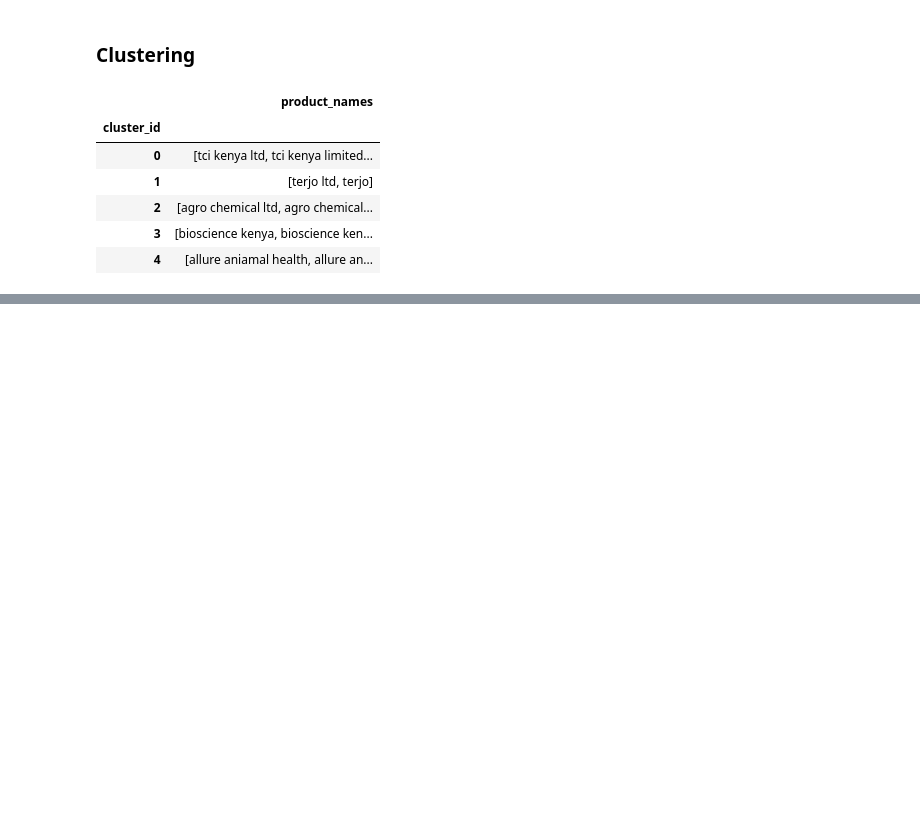
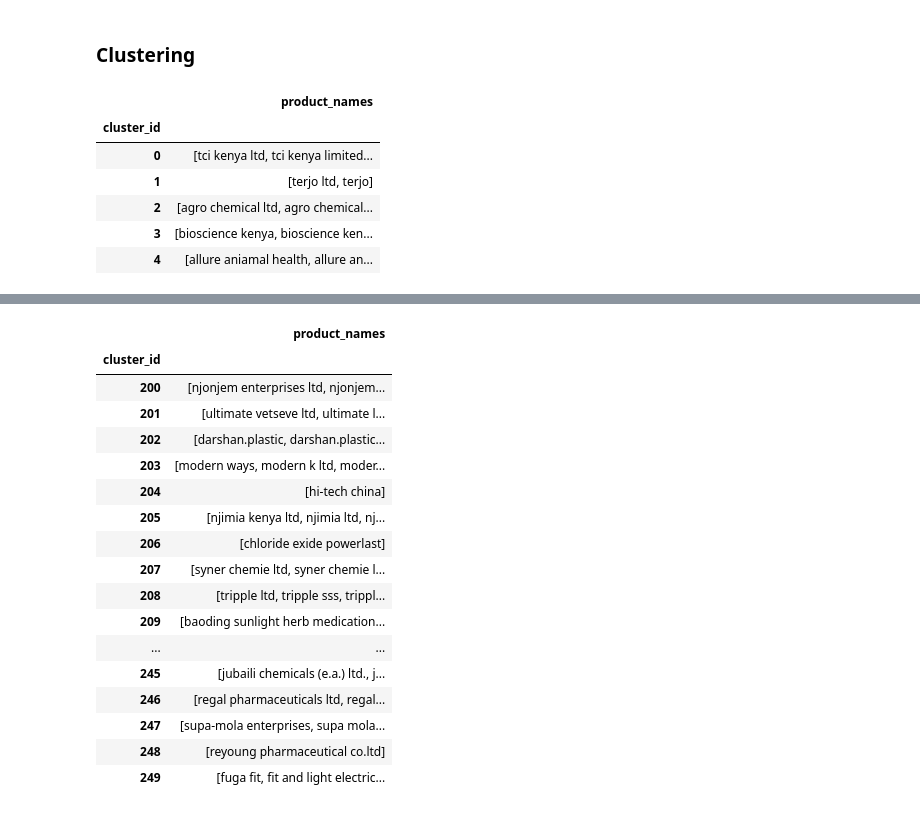
Before and after one commit to natbernard/Clustering-for-Product-Matching, a Jupyter notebook: model/clustering_stockist_transactions.ipynb, the cells around one changed output, grey strips where cells are left out. Saved outputs shown, nothing was run; the diff lists cells and outputs as text; code cells hidden in the pictures; blank space fills up the shorter version.

```diff
--- a/model/clustering_stockist_transactions.ipynb
+++ b/model/clustering_stockist_transactions.ipynb
@@ -710,0 +759,19 @@ cluster_df[:50]
+# %%
+# clustering the data
+man_clusters = 10000
+kmeans = KMeans(n_clusters=man_clusters, random_state=42).fit(man_tfidf_matrix)
+man_labels = kmeans.labels_
+
+# creating a dataframe of the clusters
+man_cluster_to_name = {}
+for label in set(man_labels):
+    indices = np.where(man_labels == label)[0]
+    man_names = unique_man_names[indices].tolist()
+    man_cluster_to_name[label] = man_names
+
+# viewing the clusters
+cluster_df_3 = pd.DataFrame.from_dict(man_cluster_to_name.items())
+cluster_df_3.rename(columns={0: 'cluster_id', 1: 'product_names'}, inplace=True)
+cluster_df_3.set_index('cluster_id', inplace=True)
+pd.set_option('display.max_colwidth', None)
+cluster_df_3.head()
@@ -710,0 +786,21 @@ cluster_df[:50]
+# %%
+cluster_df_3[200:250]
+# %% [output]
+|  | product_names |
+| cluster_id |  |
+| 200 | [njonjem enterprises ltd, njonjem... |
+| 201 | [ultimate vetseve ltd, ultimate l... |
+| 202 | [darshan.plastic, darshan.plastic... |
+| 203 | [modern ways, modern k ltd, moder... |
+| 204 | [hi-tech china] |
+| 205 | [njimia kenya ltd, njimia ltd, nj... |
+| 206 | [chloride exide powerlast] |
+| 207 | [syner chemie ltd, syner chemie l... |
+| 208 | [tripple ltd, tripple sss, trippl... |
+| 209 | [baoding sunlight herb medication... |
+| ... | ... |
+| 245 | [jubaili chemicals (e.a.) ltd., j... |
+| 246 | [regal pharmaceuticals ltd, regal... |
+| 247 | [supa-mola enterprises, supa mola... |
+| 248 | [reyoung pharmaceutical co.ltd] |
+| 249 | [fuga fit, fit and light electric... |
```
Also changed, not shown: parts of 6 cells of this notebook.
